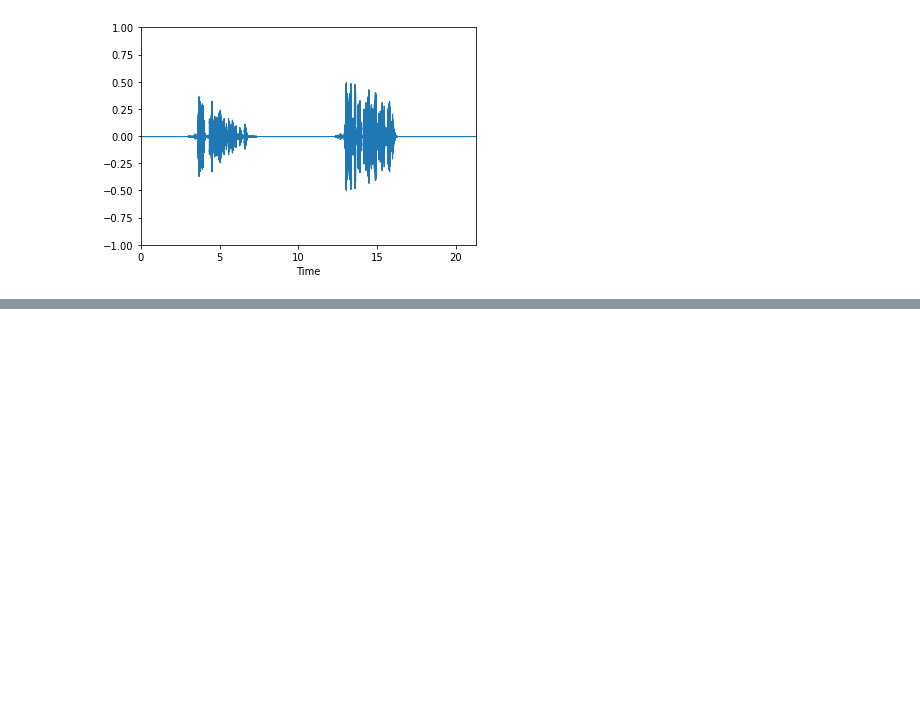
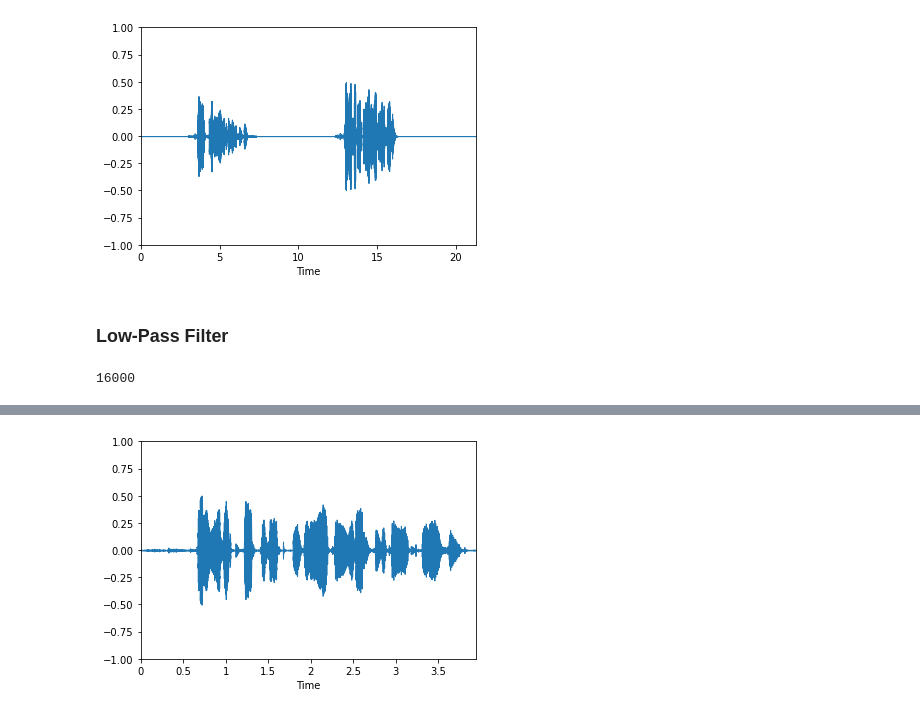
Before and after one commit to MikeAleksa/AudioTransform, a Jupyter notebook: AugmentAudio.ipynb, the cells around one changed output, grey strips where cells are left out. Drawn from its saved outputs; the diff is of its cells as text; code cells hidden in the pictures; blank space fills up the shorter version.

```diff
--- a/AugmentAudio.ipynb
+++ b/AugmentAudio.ipynb
@@ -110,3 +110,13 @@ ipd.Audio(data=c.samples, rate=c.sr, normalize=False)
 # %% [output]
 [interactive output not drawn]
 [figure]
+# %% [markdown]
+### Low-Pass Filter
+# %%
+c = a.copy()
+print(c.sr)
+c.lpf(5, 2000.0)
+show_waveform(c)
+ipd.Audio(data=c.samples, rate=c.sr, normalize=False)
+# %% [output]
+16000
@@ -112,0 +124 @@ ipd.Audio(data=c.samples, rate=c.sr, normalize=False)
+[figure, added]
```
Also changed, not shown: parts of 1 cell of this notebook, 1 other file.
